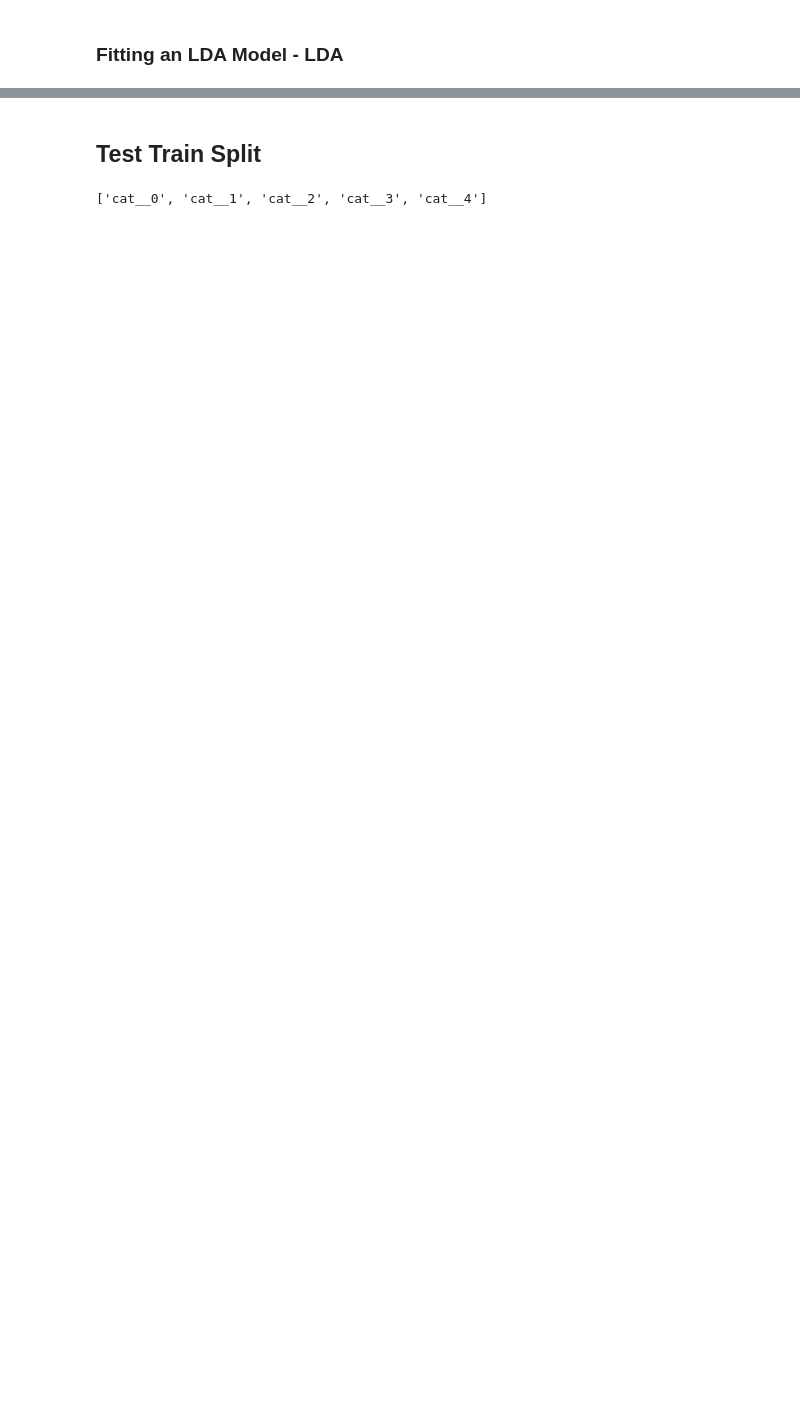
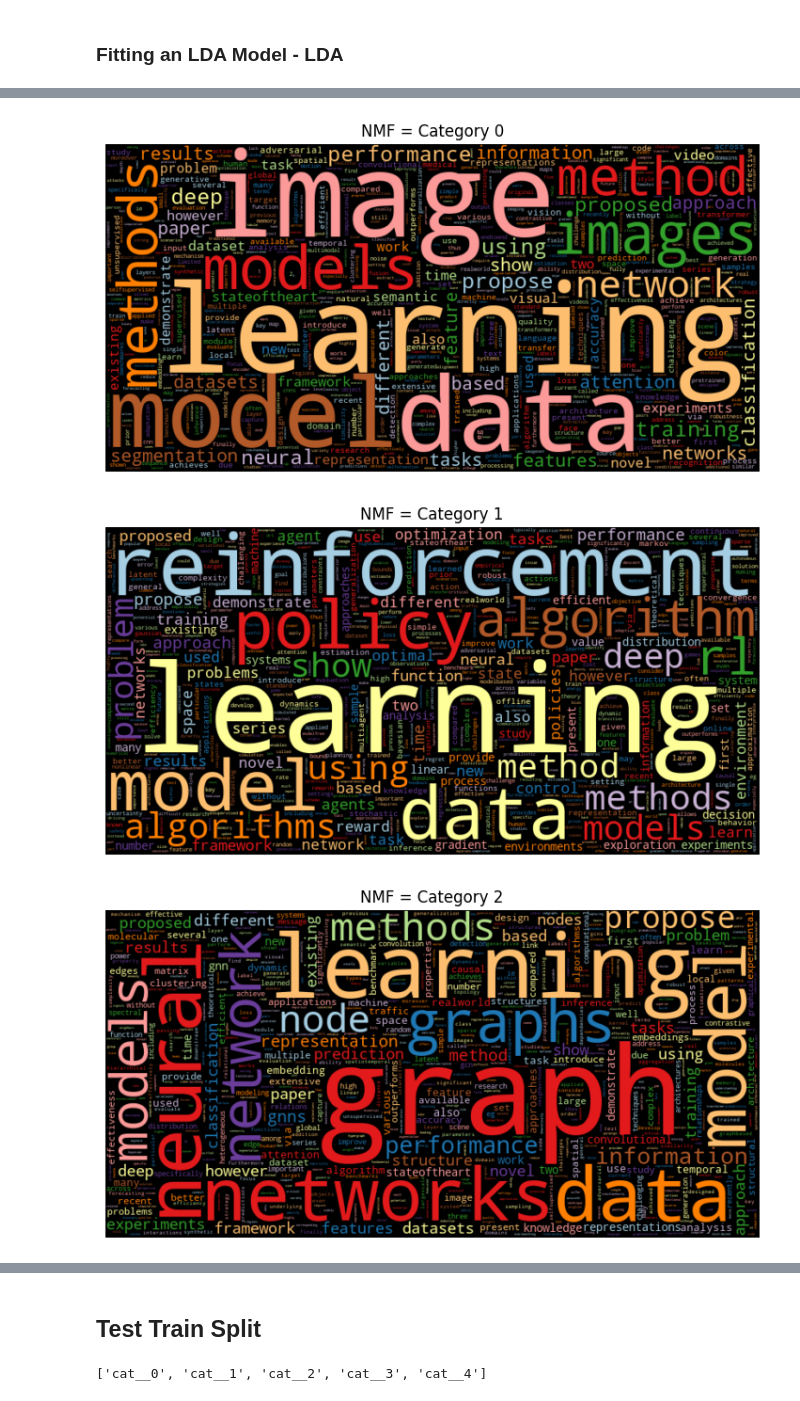
Before and after one commit to ADS-509-01-SP23-Applied-Text-Mining/ADS-509_Final_Project, a Jupyter notebook: ADS-509_Team4-Topic_Modeling_Classification_Model_v2.ipynb, the cells around one changed output, grey strips where cells are left out. Drawn from its saved outputs; the diff is of its cells as text; code cells hidden in the pictures; blank space fills up the shorter version.

```diff
--- a/ADS-509_Team4-Topic_Modeling_Classification_Model_v2.ipynb
+++ b/ADS-509_Team4-Topic_Modeling_Classification_Model_v2.ipynb
@@ -346,0 +395,10 @@ Original Topic - nmf_pred_topic_num
+# %%
+# Plot A Word Cloud for Each NMF Topic Category
+cat_nums = [0,1,2,3,4]
+for c in cat_nums:
+    wordcloud_df = count_words(df_new.loc[df_new['nmf_pred_topic_num'] ==c])
+    plot_wc(wordcloud_df, title = f'NMF = Category {c}')
+# %% [output]
+[figure, added]
+[figure, added]
+[figure, added]
```
Also changed, not shown: parts of 23 cells of this notebook.
